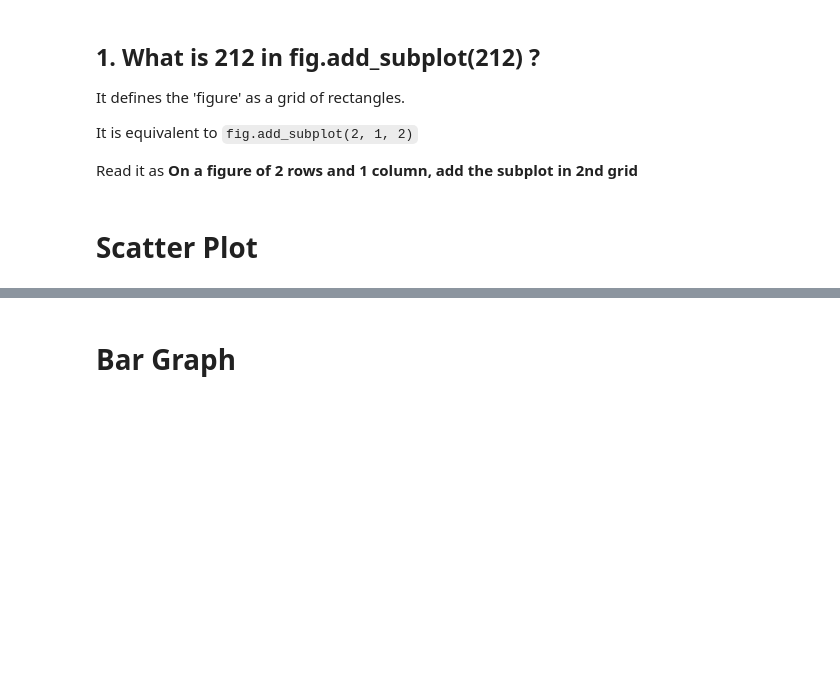
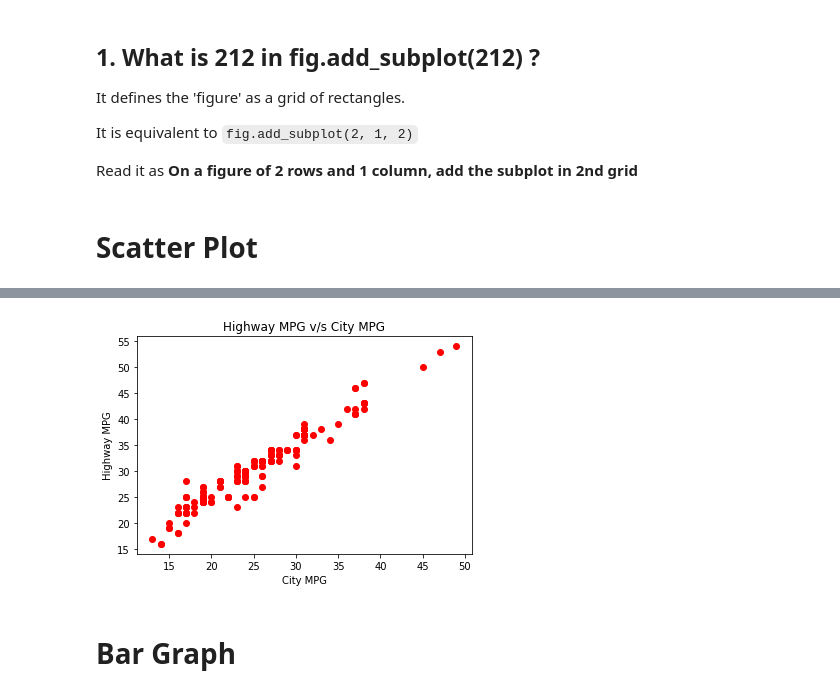
Before and after one commit to bawejakunal/data-viz, a Jupyter notebook: graph.ipynb, the cells around one changed output, grey strips where cells are left out. Saved outputs shown, nothing was run; the diff lists cells and outputs as text; code cells hidden in the pictures; blank space fills up the shorter version.

```diff
--- a/graph.ipynb
+++ b/graph.ipynb
@@ -179,7 +183,7 @@ import pandas
 import matplotlib.pyplot as plt
 
 #read csv file using pandas
-# cars = pandas.read_csv('cars.csv')
+cars = pandas.read_csv('cars.csv')
 
 #peek at first 5 rows
-# cars.head()
+cars.head()
@@ -189,11 +201,13 @@ city_mpg = cars['city-mpg'].values #convert pandas series to a numpy array
 highway_mpg = cars['highway-mpg'].values #convert pandas series to a numpy array
 # %%
 #Now scatter plot
-# plt.scatter(city_mpg, highway_mpg, color='red')
-# plt.title('Highway MPG v/s City MPG')
-# plt.ylabel('Highway MPG')
-# plt.xlabel('City MPG')
-# plt.show()
+plt.scatter(city_mpg, highway_mpg, color='red')
+plt.title('Highway MPG v/s City MPG')
+plt.ylabel('Highway MPG')
+plt.xlabel('City MPG')
+plt.show()
+# %% [output]
+[figure, added]
 # %% [markdown]
 # Bar Graph
 # %%
```
Also changed, not shown: parts of 14 cells of this notebook.
